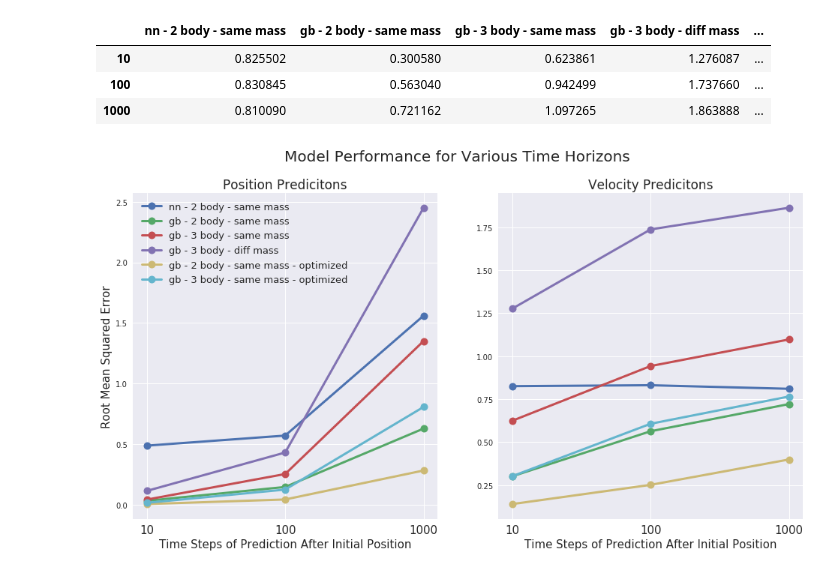
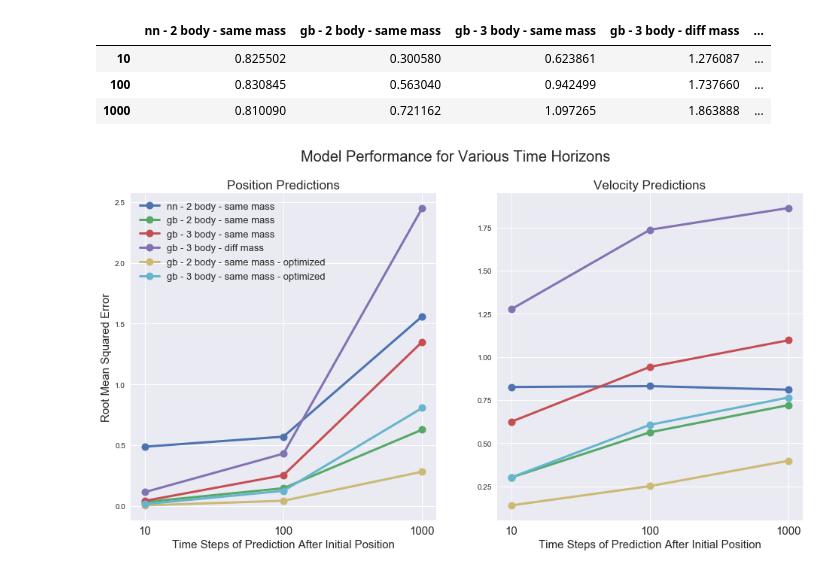
Before and after one commit to redwin21/n-body-problem, a Jupyter notebook: images/model_performance_plot.ipynb, the cells around one changed output. Drawn from its saved outputs; the diff is of its cells as text; code cells hidden in the pictures.

Commit message:
fix plot typo

```diff
--- a/images/model_performance_plot.ipynb
+++ b/images/model_performance_plot.ipynb
@@ -43,25 +43,25 @@ v_df
 # %%
 fig, ax = plt.subplots(1,2,figsize=(16,8))
 
-for col in df.columns:
+for col in r_df.columns:
     ax[0].plot(r_df[col].index, r_df[col].values, lw=3, marker='o', ms=10, label=col)
     ax[1].plot(v_df[col].index, v_df[col].values, lw=3, marker='o', ms=10, label=col)
 
 ax[0].legend(fontsize=13)
 # ax[1].legend(fontsize=10)
-ax[0].set_title('Position Predicitons', fontsize=17)
-ax[1].set_title('Velocity Predicitons', fontsize=17)
+ax[0].set_title('Position Predictions', fontsize=17)
+ax[1].set_title('Velocity Predictions', fontsize=17)
 fig.suptitle('Model Performance for Various Time Horizons', fontsize=20)
 ax[0].set_xlabel('Time Steps of Prediction After Initial Position', fontsize=15)
 ax[1].set_xlabel('Time Steps of Prediction After Initial Position', fontsize=15)
 ax[0].set_ylabel('Root Mean Squared Error', fontsize=15)
 # ax[1].set_ylabel('Root Mean Squared Error', fontsize=15)
 
 for tick in ax[0].xaxis.get_major_ticks():
     tick.label.set_fontsize(15)
 for tick in ax[1].xaxis.get_major_ticks():
     tick.label.set_fontsize(15)
 
 fig.savefig('../images/model_perf.png', bbox_inches='tight')
 # %% [output]
-[figure, old version]
+[figure, new version]
```
Also changed, not shown: 1 other file.
